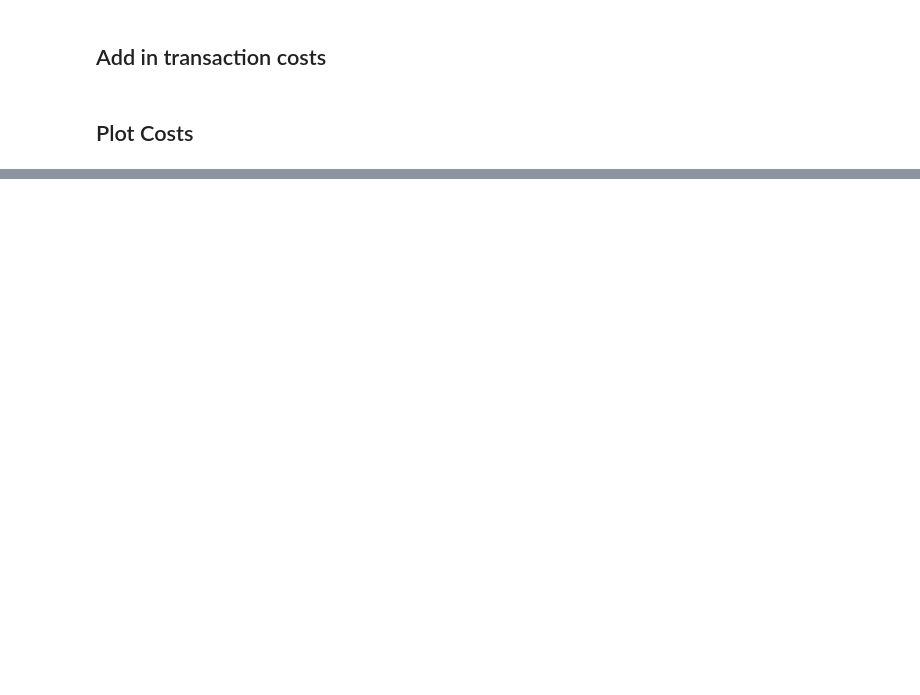
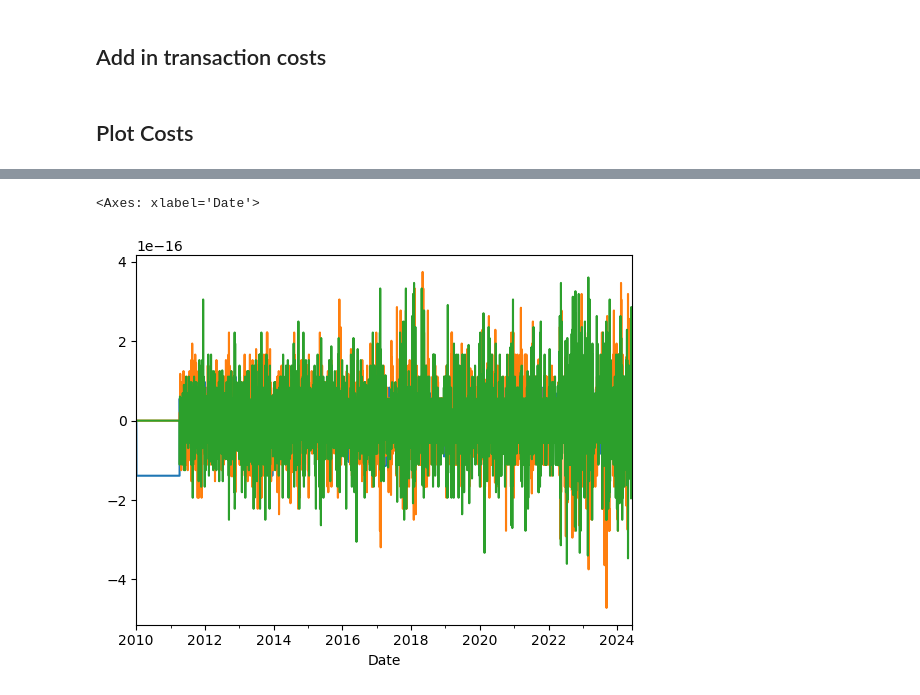
Before and after one commit to andreignatius/quant-trading, a Jupyter notebook: fx_portfolio_construction.ipynb, the cells around one changed output, grey strips where cells are left out. Saved outputs shown, nothing was run; the diff lists cells and outputs as text; code cells hidden in the pictures; blank space fills up the shorter version.

```diff
--- a/fx_portfolio_construction.ipynb
+++ b/fx_portfolio_construction.ipynb
@@ -205,0 +264,7 @@ bt.sum(axis=1).cumsum().plot()
+# %%
+weights_clean.sum(axis=1).plot()
+wtsss.sum(axis=1).plot()
+wt.sum(axis=1).plot()
+# %% [output]
+<Axes: xlabel='Date'>
+[figure, added]
```
Also changed, not shown: parts of 21 cells of this notebook, 4 other files.
